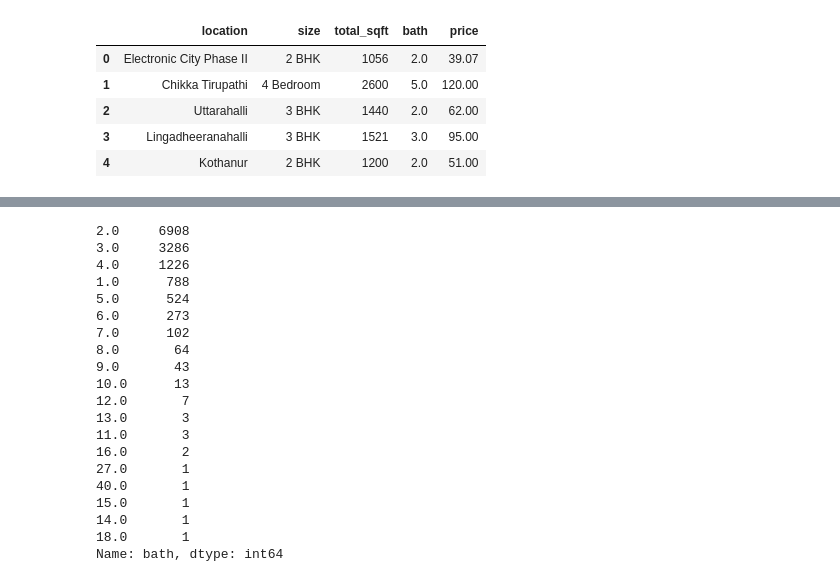
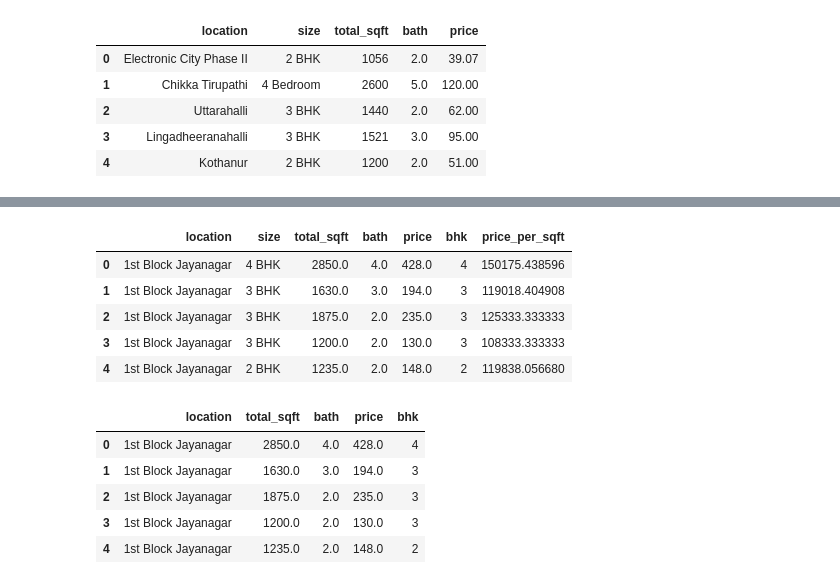
Before and after one commit to Void-Ark/Mini-Projects, a Jupyter notebook: Bengaluru house price prediction/pridictor.ipynb, the cells around one changed output, grey strips where cells are left out. Cells and saved outputs as stored; diff of their text form; code cells hidden in the pictures.

```diff
--- a/Bengaluru house price prediction/pridictor.ipynb
+++ b/Bengaluru house price prediction/pridictor.ipynb
@@ -85 +259,18 @@ Name: location, Length: 1305, dtype: int64
+# %%
+def bhk_outlier_remover(df) :
+    exclude_idx = np.array([])
+    for _, loc_df in df.groupby('location') :
+        bhk_stats = {}
+        for bhk, bhk_df in loc_df.groupby('bhk') :
+            bhk_stats = {
+                'mean' : bhk_df['price_per_sqft'].mean(),
+                'std' : bhk_df['price_per_sqft'].std(),
+                'count' : bhk_df['price_per_sqft'].shape[0]
+            }
+        for bhk, bhk_df in loc_df.groupby('bhk') :
+            stats = bhk_stats.get(bhk-1)
+            if stats and stats.count() > 5 :
+                exclude_idx = np.append(exclude_idx, bhk_df[bhk_df['price_per_sqft'] < stats['mean']].index.values)
+    return df.drop(exclude_idx, axis='index')
+data = bhk_outlier_remover(data)
 # %%
@@ -120,23 +280,9 @@ Name: total_sqft, Length: 2117, dtype: int64
-# %%
-data['bath'].value_counts()
-# %% [output]
-2.0     6908
-3.0     3286
-4.0     1226
-1.0      788
-5.0      524
-6.0      273
-7.0      102
-8.0       64
-9.0       43
-10.0      13
-12.0       7
-13.0       3
-11.0       3
-16.0       2
-27.0       1
-40.0       1
-15.0       1
-14.0       1
-18.0       1
-Name: bath, dtype: int64
+# %%
+data.head()
+# %% [output]
+|  | location | size | total_sqft | bath | price | bhk | price_per_sqft |
+| 0 | 1st Block Jayanagar | 4 BHK | 2850.0 | 4.0 | 428.0 | 4 | 150175.438596 |
+| 1 | 1st Block Jayanagar | 3 BHK | 1630.0 | 3.0 | 194.0 | 3 | 119018.404908 |
+| 2 | 1st Block Jayanagar | 3 BHK | 1875.0 | 2.0 | 235.0 | 3 | 125333.333333 |
+| 3 | 1st Block Jayanagar | 3 BHK | 1200.0 | 2.0 | 130.0 | 3 | 108333.333333 |
+| 4 | 1st Block Jayanagar | 2 BHK | 1235.0 | 2.0 | 148.0 | 2 | 119838.056680 |
@@ -142,0 +292,9 @@ Name: bath, dtype: int64
+# %%
+data.head()
+# %% [output]
+|  | location | total_sqft | bath | price | bhk |
+| 0 | 1st Block Jayanagar | 2850.0 | 4.0 | 428.0 | 4 |
+| 1 | 1st Block Jayanagar | 1630.0 | 3.0 | 194.0 | 3 |
+| 2 | 1st Block Jayanagar | 1875.0 | 2.0 | 235.0 | 3 |
+| 3 | 1st Block Jayanagar | 1200.0 | 2.0 | 130.0 | 3 |
+| 4 | 1st Block Jayanagar | 1235.0 | 2.0 | 148.0 | 2 |
```
Also changed, not shown: parts of 34 cells of this notebook, 4 other files.
